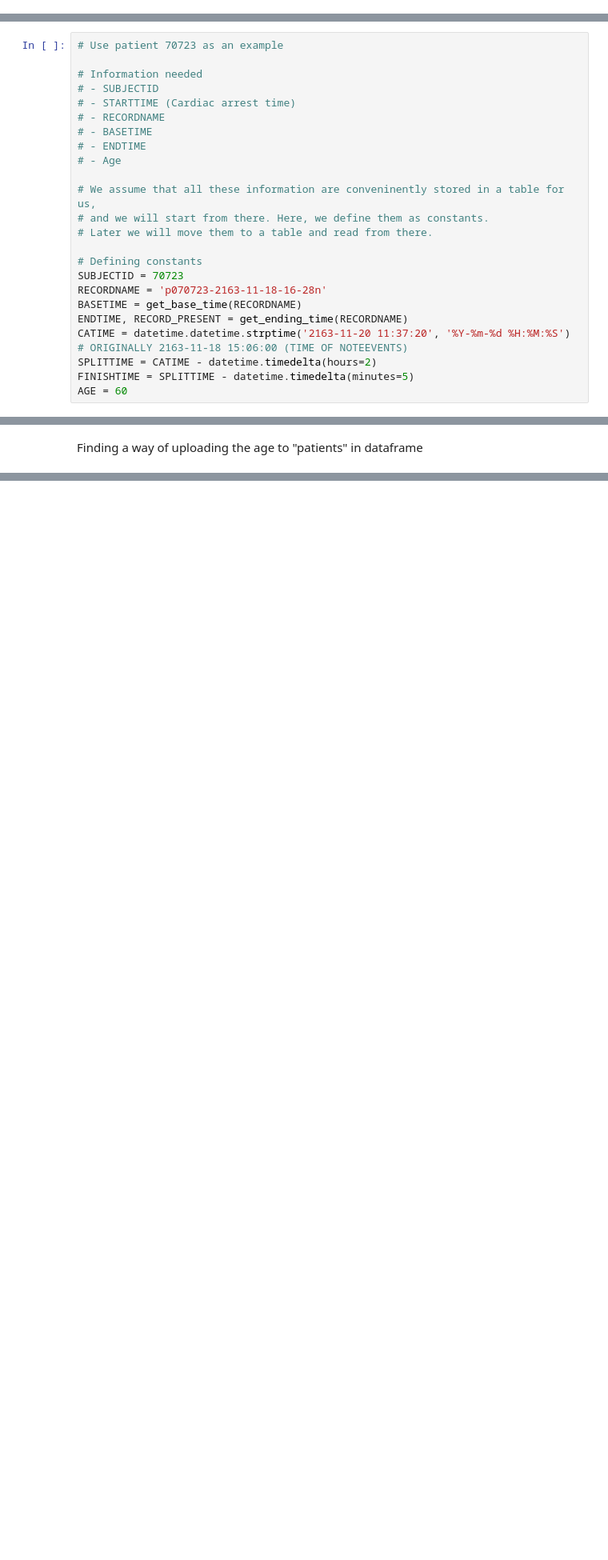
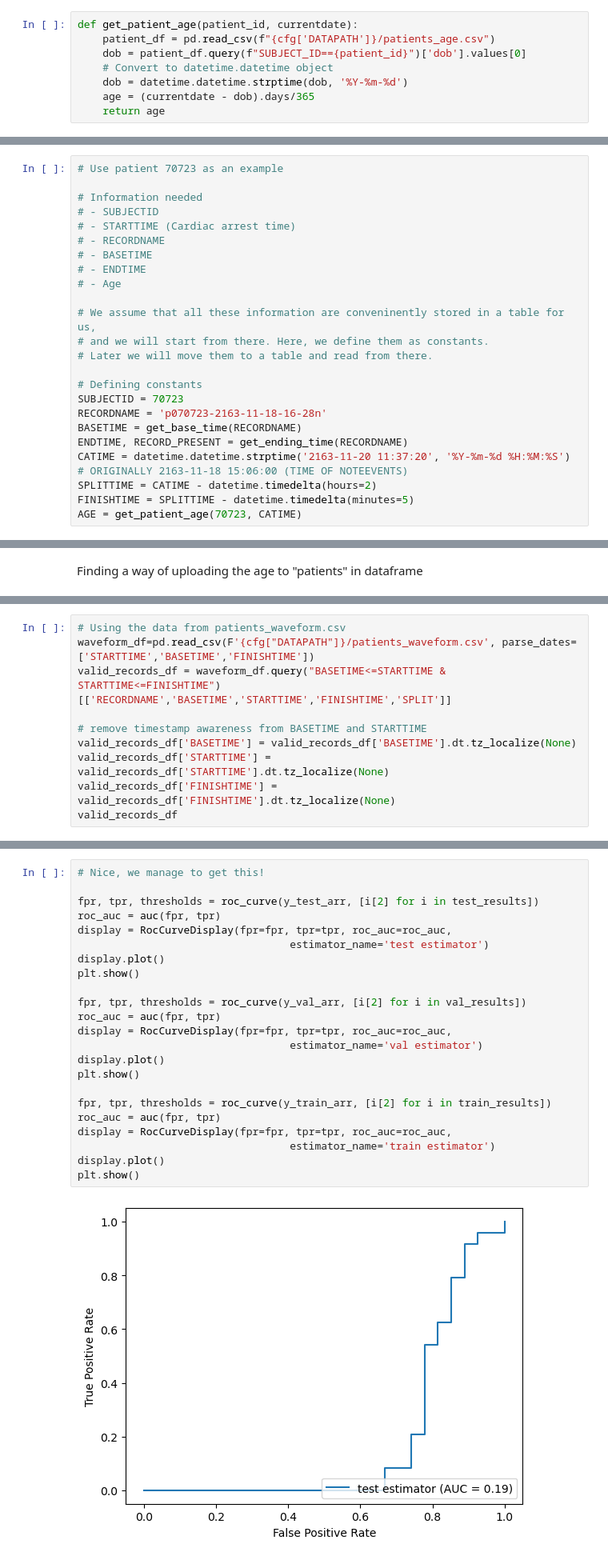
Before and after one commit to travistangvh/time-series-kafka-demo, a Jupyter notebook: bin/explore_torch.ipynb, the cells around one changed output, grey strips where cells are left out. Shown at 80% size. Drawn from its saved outputs; the diff is of its cells as text; blank space fills up the shorter version.

```diff
--- a/bin/explore_torch.ipynb
+++ b/bin/explore_torch.ipynb
@@ -222,0 +279,8 @@ class MyCNN(nn.Module):
+# %%
+def get_patient_age(patient_id, currentdate):
+    patient_df = pd.read_csv(f"{cfg['DATAPATH']}/patients_age.csv")
+    dob = patient_df.query(f"SUBJECT_ID=={patient_id}")['dob'].values[0]
+    # Convert to datetime.datetime object
+    dob = datetime.datetime.strptime(dob, '%Y-%m-%d')
+    age = (currentdate - dob).days/365
+    return age
@@ -243,7 +350,7 @@ ENDTIME, RECORD_PRESENT = get_ending_time(RECORDNAME)
 CATIME = datetime.datetime.strptime('2163-11-20 11:37:20', '%Y-%m-%d %H:%M:%S') # ORIGINALLY 2163-11-18 15:06:00 (TIME OF NOTEEVENTS)
 SPLITTIME = CATIME - datetime.timedelta(hours=2)
 FINISHTIME = SPLITTIME - datetime.timedelta(minutes=5)
-AGE = 60
+AGE = get_patient_age(70723, CATIME)
 # %%
 plot_waveform(ca_time_str = CATIME.strftime('%Y-%m-%d %H:%M:%S'), record_name = RECORDNAME)
 # %% [output]
@@ -608,0 +775,10 @@ Finding a way of uploading the age to "patients" in dataframe
+# %%
+# Using the data from patients_waveform.csv
+waveform_df=pd.read_csv(F'{cfg["DATAPATH"]}/patients_waveform.csv', parse_dates=['STARTTIME','BASETIME','FINISHTIME'])
+valid_records_df = waveform_df.query("BASETIME<=STARTTIME & STARTTIME<=FINISHTIME")[['RECORDNAME','BASETIME','STARTTIME','FINISHTIME','SPLIT']]
+
+# remove timestamp awareness from BASETIME and STARTTIME
+valid_records_df['BASETIME'] = valid_records_df['BASETIME'].dt.tz_localize(None)
+valid_records_df['STARTTIME'] = valid_records_df['STARTTIME'].dt.tz_localize(None)
+valid_records_df['FINISHTIME'] = valid_records_df['FINISHTIME'].dt.tz_localize(None)
+valid_records_df
@@ -608,0 +1116,25 @@ Finding a way of uploading the age to "patients" in dataframe
+# %%
+# Nice, we manage to get this!
+
+fpr, tpr, thresholds = roc_curve(y_test_arr, [i[2] for i in test_results])
+roc_auc = auc(fpr, tpr)
+display = RocCurveDisplay(fpr=fpr, tpr=tpr, roc_auc=roc_auc,
+                                  estimator_name='test estimator')
+display.plot()
+plt.show()
+
+fpr, tpr, thresholds = roc_curve(y_val_arr, [i[2] for i in val_results])
+roc_auc = auc(fpr, tpr)
+display = RocCurveDisplay(fpr=fpr, tpr=tpr, roc_auc=roc_auc,
+                                  estimator_name='val estimator')
+display.plot()
+plt.show()
+
+fpr, tpr, thresholds = roc_curve(y_train_arr, [i[2] for i in train_results])
+roc_auc = auc(fpr, tpr)
+display = RocCurveDisplay(fpr=fpr, tpr=tpr, roc_auc=roc_auc,
+                                  estimator_name='train estimator')
+display.plot()
+plt.show()
+# %% [output]
+[figure, added]
```
Also changed, not shown: parts of 42 cells of this notebook, 9 other files.
